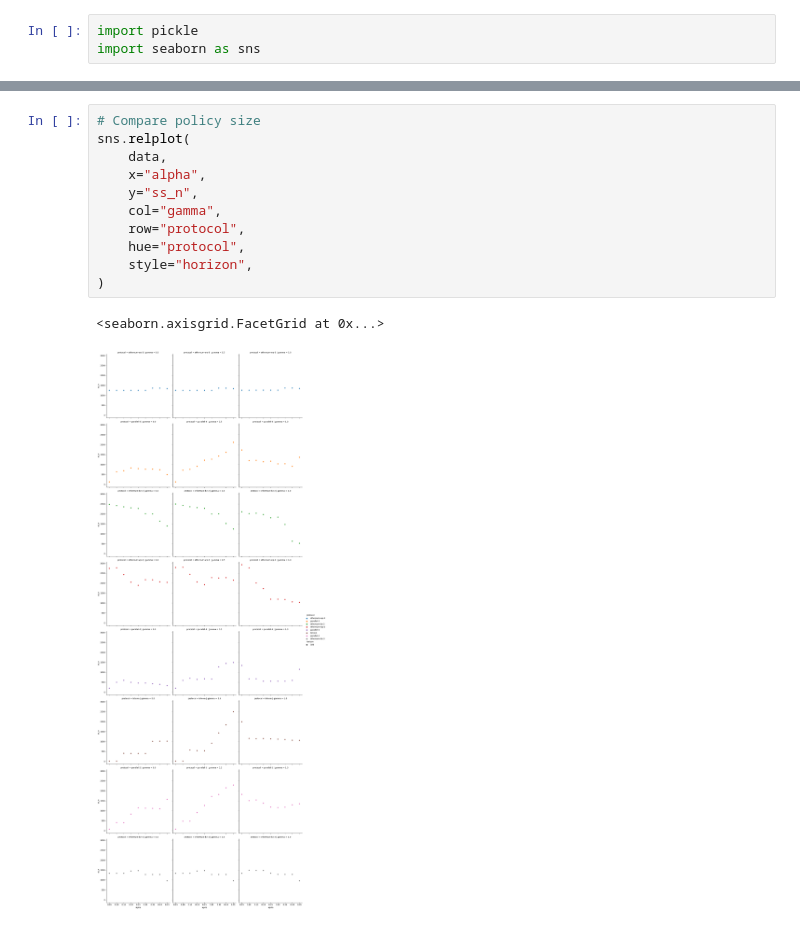
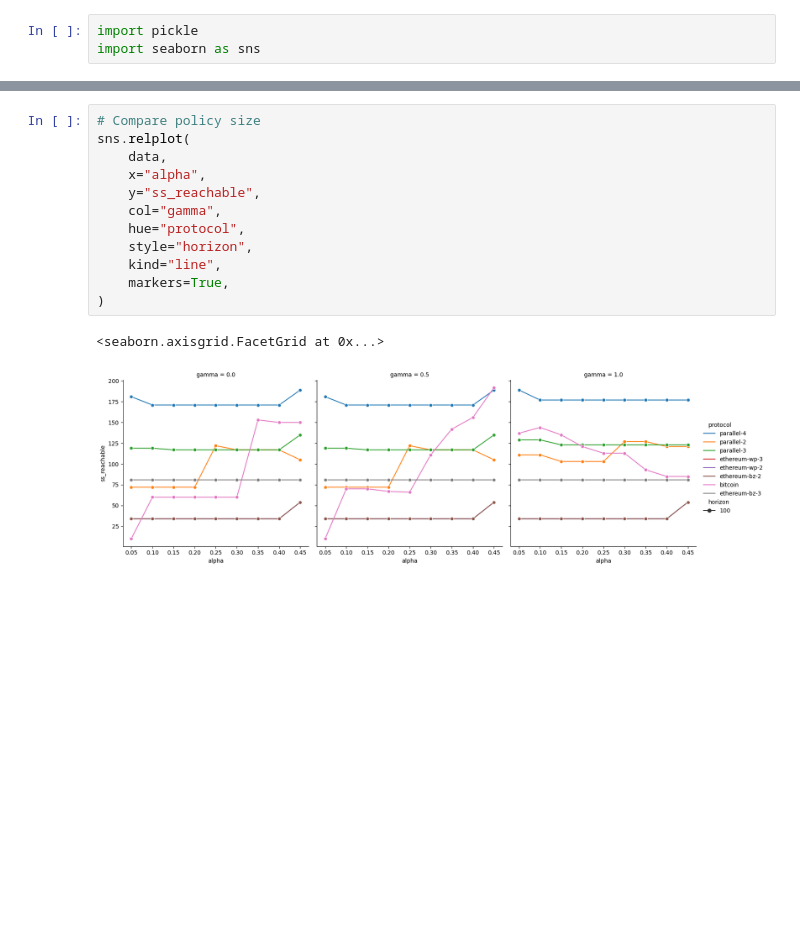
Before and after one commit to pkel/cpr, a Jupyter notebook: mdp/measure-ours.ipynb, the cells around one changed output, grey strips where cells are left out. Saved outputs shown, nothing was run; the diff lists cells and outputs as text; blank space fills up the shorter version.

```diff
--- a/mdp/measure-ours.ipynb
+++ b/mdp/measure-ours.ipynb
@@ -87,14 +83,15 @@ sns.relplot(
 # %%
 # Compare policy size
 sns.relplot(
     data,
     x="alpha",
-    y="ss_n",
+    y="ss_reachable",
     col="gamma",
-    row="protocol",
     hue="protocol",
     style="horizon",
+    kind="line",
+    markers=True,
 )
 # %% [output]
 <seaborn.axisgrid.FacetGrid at 0x...>
-[figure, old version]
+[figure, new version]
```
Also changed, not shown: parts of 6 cells of this notebook, 2 other files.
